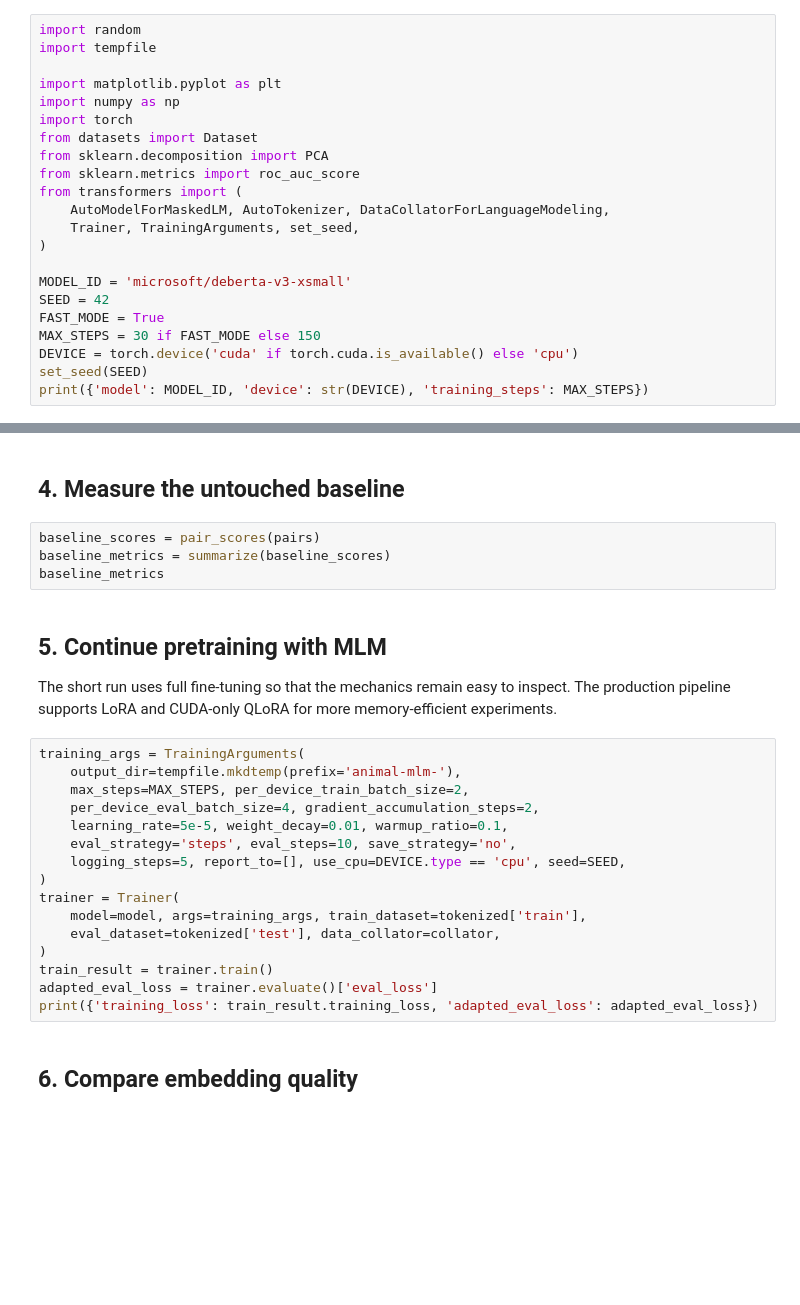
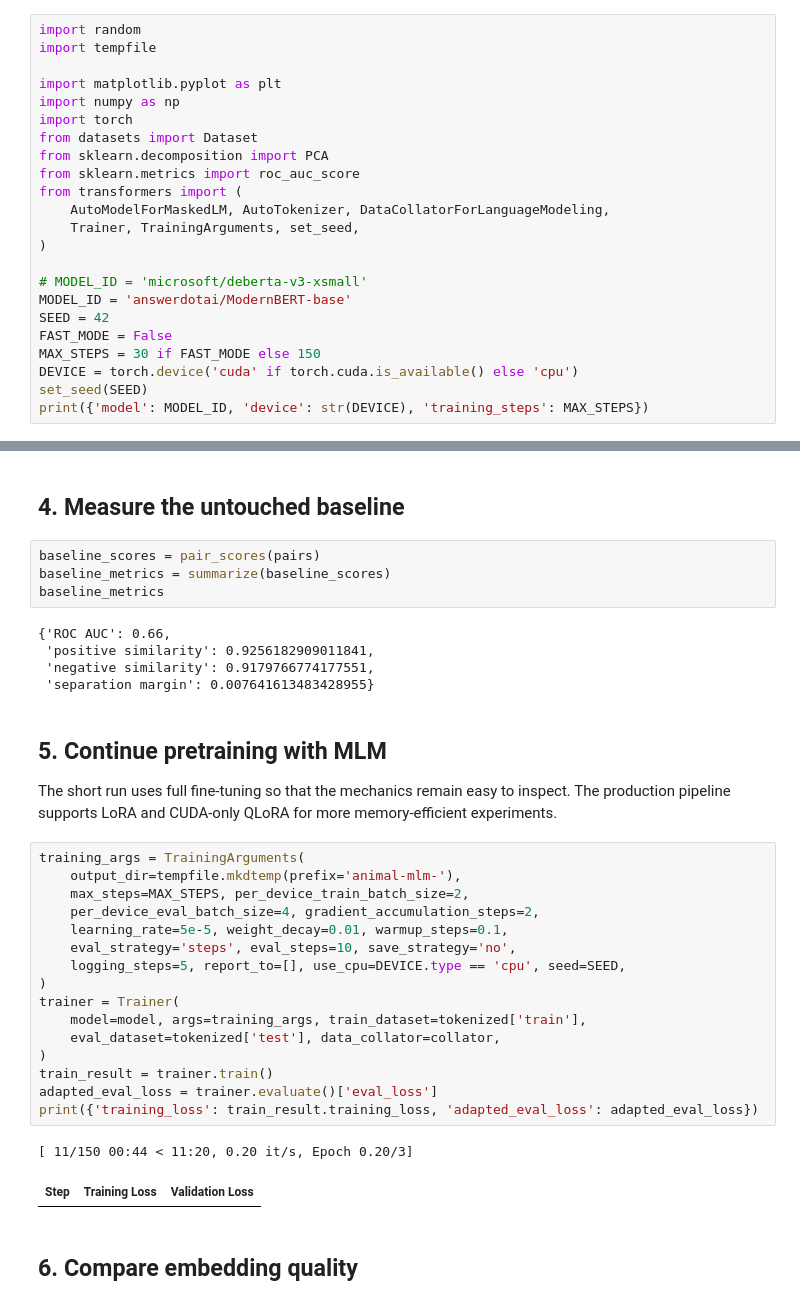
Before and after one commit to delaray/mlm-training, a Jupyter notebook: notebooks/02_animal_domain_mlm.ipynb, the cells around one changed output, grey strips where cells are left out. Cells and saved outputs as stored; diff of their text form; blank space fills up the shorter version.

Commit message:
Changed model to modernbert-base in notebook.

```diff
--- a/notebooks/02_animal_domain_mlm.ipynb
+++ b/notebooks/02_animal_domain_mlm.ipynb
@@ -30,9 +30,10 @@ from transformers import (
     Trainer, TrainingArguments, set_seed,
 )
 
-MODEL_ID = 'microsoft/deberta-v3-xsmall'
+# MODEL_ID = 'microsoft/deberta-v3-xsmall'
+MODEL_ID = 'answerdotai/ModernBERT-base'
 SEED = 42
-FAST_MODE = True
+FAST_MODE = False
 MAX_STEPS = 30 if FAST_MODE else 150
 DEVICE = torch.device('cuda' if torch.cuda.is_available() else 'cpu')
 set_seed(SEED)
@@ -142,6 +152,11 @@ def summarize(scores):
 baseline_scores = pair_scores(pairs)
 baseline_metrics = summarize(baseline_scores)
 baseline_metrics
+# %% [output]
+{'ROC AUC': 0.66,
+ 'positive similarity': 0.9256182909011841,
+ 'negative similarity': 0.9179766774177551,
+ 'separation margin': 0.007641613483428955}
 # %% [markdown]
 ## 5. Continue pretraining with MLM
 
@@ -149,19 +164,22 @@ The short run uses full fine-tuning so that the mechanics remain easy to inspect
 # %%
 training_args = TrainingArguments(
     output_dir=tempfile.mkdtemp(prefix='animal-mlm-'),
     max_steps=MAX_STEPS, per_device_train_batch_size=2,
     per_device_eval_batch_size=4, gradient_accumulation_steps=2,
-    learning_rate=5e-5, weight_decay=0.01, warmup_ratio=0.1,
+    learning_rate=5e-5, weight_decay=0.01, warmup_steps=0.1,
     eval_strategy='steps', eval_steps=10, save_strategy='no',
     logging_steps=5, report_to=[], use_cpu=DEVICE.type == 'cpu', seed=SEED,
 )
 trainer = Trainer(
     model=model, args=training_args, train_dataset=tokenized['train'],
     eval_dataset=tokenized['test'], data_collator=collator,
 )
 train_result = trainer.train()
 adapted_eval_loss = trainer.evaluate()['eval_loss']
 print({'training_loss': train_result.training_loss, 'adapted_eval_loss': adapted_eval_loss})
+# %% [output]
+[ 11/150 00:44 < 11:20, 0.20 it/s, Epoch 0.20/3]
+| Step | Training Loss | Validation Loss |
 # %% [markdown]
 ## 6. Compare embedding quality
 # %%
```
Also changed, not shown: parts of 7 cells of this notebook, 2 other files.
